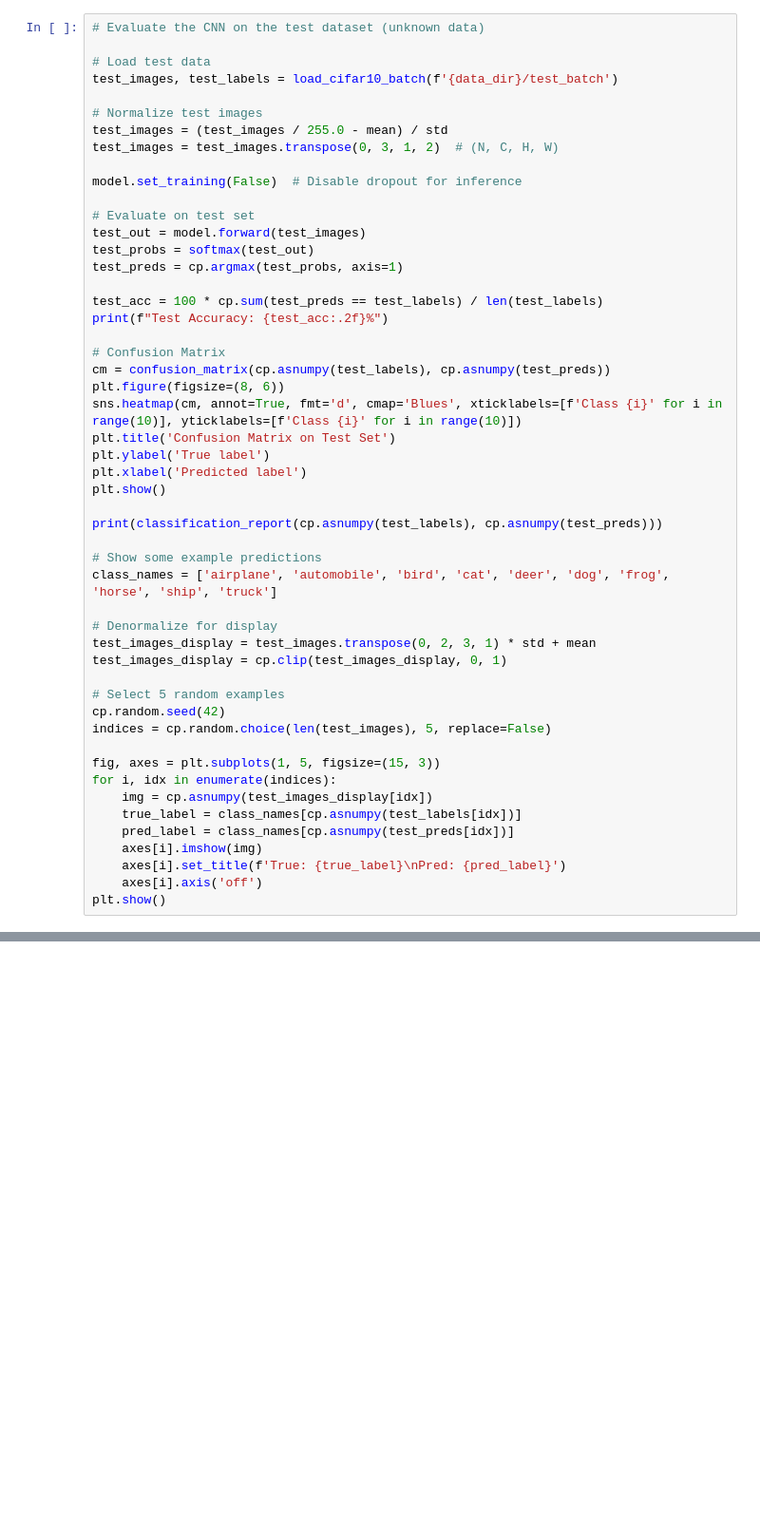
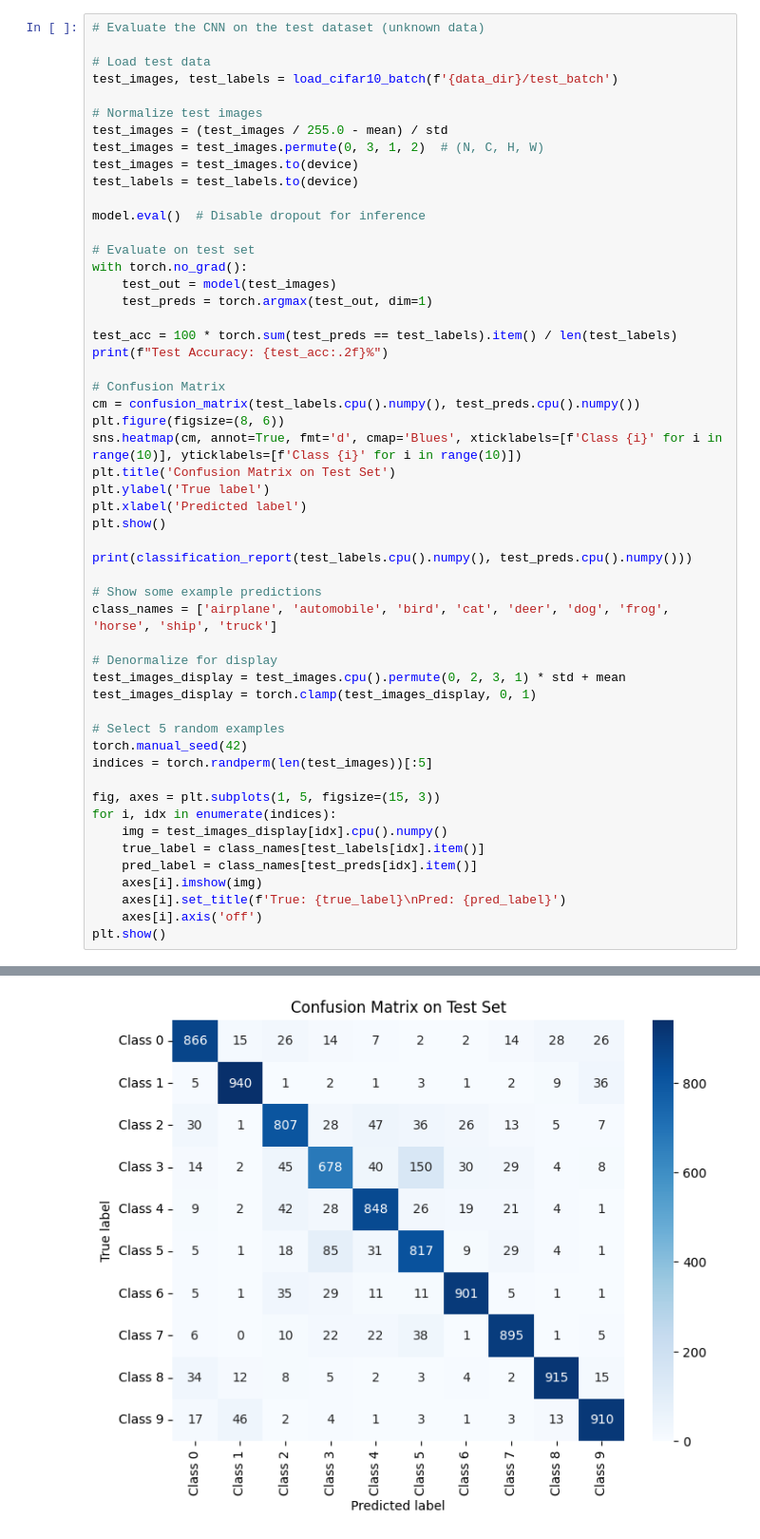
Before and after one commit to Manouso/mini-projects, a Jupyter notebook: cnn-from-scratch/cnn_from_scratch.ipynb, the cells around one changed output, grey strips where cells are left out. Shown at 95% size. Cells and saved outputs as stored; diff of their text form; blank space fills up the shorter version.

Commit message:
feat: optimize the model both in terms of run time and accuracy

```diff
--- a/cnn-from-scratch/cnn_from_scratch.ipynb
+++ b/cnn-from-scratch/cnn_from_scratch.ipynb
@@ -500,20 +447,22 @@ test_images, test_labels = load_cifar10_batch(f'{data_dir}/test_batch')
 
 # Normalize test images
 test_images = (test_images / 255.0 - mean) / std
-test_images = test_images.transpose(0, 3, 1, 2)  # (N, C, H, W)
+test_images = test_images.permute(0, 3, 1, 2)  # (N, C, H, W)
+test_images = test_images.to(device)
+test_labels = test_labels.to(device)
 
-model.set_training(False)  # Disable dropout for inference
+model.eval()  # Disable dropout for inference
 
 # Evaluate on test set
-test_out = model.forward(test_images)
-test_probs = softmax(test_out)
-test_preds = cp.argmax(test_probs, axis=1)
+with torch.no_grad():
+    test_out = model(test_images)
+    test_preds = torch.argmax(test_out, dim=1)
 
-test_acc = 100 * cp.sum(test_preds == test_labels) / len(test_labels)
+test_acc = 100 * torch.sum(test_preds == test_labels).item() / len(test_labels)
 print(f"Test Accuracy: {test_acc:.2f}%")
 
 # Confusion Matrix
-cm = confusion_matrix(cp.asnumpy(test_labels), cp.asnumpy(test_preds))
+cm = confusion_matrix(test_labels.cpu().numpy(), test_preds.cpu().numpy())
 plt.figure(figsize=(8, 6))
 sns.heatmap(cm, annot=True, fmt='d', cmap='Blues', xticklabels=[f'Class {i}' for i in range(10)], yticklabels=[f'Class {i}' for i in range(10)])
 plt.title('Confusion Matrix on Test Set')
@@ -521,25 +470,26 @@ plt.ylabel('True label')
 plt.xlabel('Predicted label')
 plt.show()
 
-print(classification_report(cp.asnumpy(test_labels), cp.asnumpy(test_preds)))
+print(classification_report(test_labels.cpu().numpy(), test_preds.cpu().numpy()))
 
 # Show some example predictions
 class_names = ['airplane', 'automobile', 'bird', 'cat', 'deer', 'dog', 'frog', 'horse', 'ship', 'truck']
 
 # Denormalize for display
-test_images_display = test_images.transpose(0, 2, 3, 1) * std + mean
-test_images_display = cp.clip(test_images_display, 0, 1)
+test_images_display = test_images.cpu().permute(0, 2, 3, 1) * std + mean
+test_images_display = torch.clamp(test_images_display, 0, 1)
 
 # Select 5 random examples
-cp.random.seed(42)
-indices = cp.random.choice(len(test_images), 5, replace=False)
+torch.manual_seed(42)
+indices = torch.randperm(len(test_images))[:5]
 
 fig, axes = plt.subplots(1, 5, figsize=(15, 3))
 for i, idx in enumerate(indices):
-    img = cp.asnumpy(test_images_display[idx])
-    true_label = class_names[cp.asnumpy(test_labels[idx])]
-    pred_label = class_names[cp.asnumpy(test_preds[idx])]
+    img = test_images_display[idx].cpu().numpy()
+    true_label = class_names[test_labels[idx].item()]
+    pred_label = class_names[test_preds[idx].item()]
     axes[i].imshow(img)
     axes[i].set_title(f'True: {true_label}\nPred: {pred_label}')
     axes[i].axis('off')
 plt.show()
+# %% [output]
@@ -545,0 +497 @@ plt.show()
+[figure, added]
```
Also changed, not shown: parts of 8 cells of this notebook, 2 other files.
